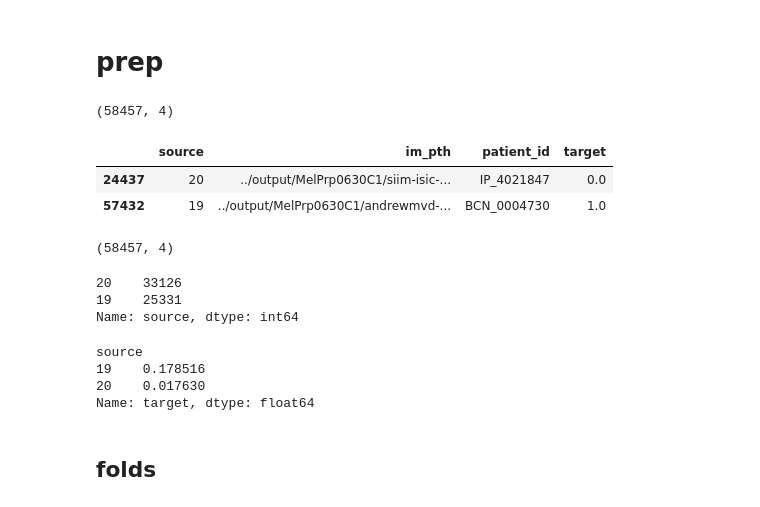
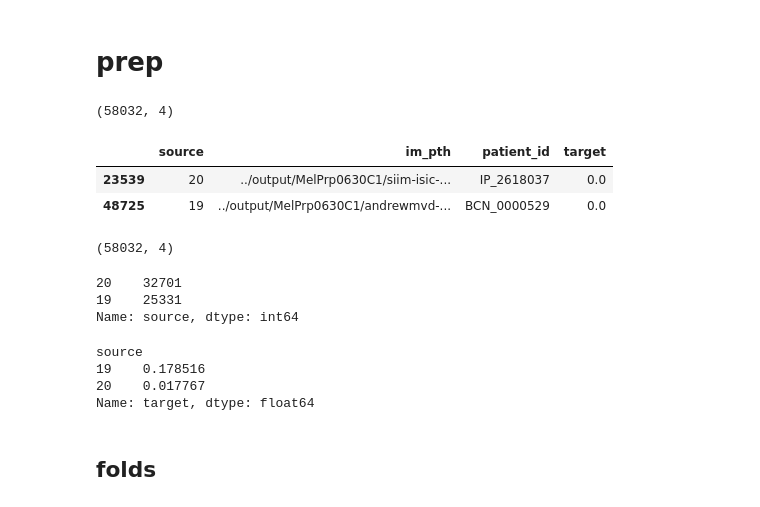
Before and after one commit to yang-zhang/siim-isic-melanoma-classification, a Jupyter notebook: working/Mel0706B1_contMel0705F1__B5SZ256--leak.ipynb, the cells around one changed output. Drawn from its saved outputs; the diff is of its cells as text; code cells hidden in the pictures.

```diff
--- a/working/Mel0705E3__B0__FocalGamma2_updateSaveInferenceCode.ipynb
+++ b/working/Mel0706B1_contMel0705F1__B5SZ256--leak.ipynb
@@ -9,22 +13,22 @@ class Param: pass
 param = Param()
 
 #########################
-param.PRFX = 'Mel0705E3'#
+param.PRFX = 'Mel0706B1'#
 #########################
 
-param.PRFX_B4 = None; param.FLD2USE_B4 = 0
+param.PRFX_B4 = 'Mel0705F1'; param.FLD2USE_B4 = 0
 param.PRFX_PREP = 'MelPrp0630C1' #MelPrp0630C1__crop_dark_edge_on_600data
-param.ARCH = 'efficientnet-b0'
+param.ARCH = 'efficientnet-b5'
 
 
 from efficientnet_pytorch import EfficientNet
-param.SZ = EfficientNet.get_image_size(param.ARCH)
-# param.SZ = 348
+# param.SZ = EfficientNet.get_image_size(param.ARCH)
+param.SZ = 256
 
 param.EPOCHS = 80
 
 # p2: efficientnet-b1 64
-param.BS = 72
+param.BS = 32
 
 param.K=5; param.SEED=101; param.FLD2USE=0
 param.FP16 = True
@@ -33,7 +37,7 @@ param.PLTFACTOR=0.5; param.PATIENCE=5; param.MIN_LR=1e-8
 param.RandomResizedCrop_scale=(0.75, 1.0)
 param.N_TTA = 8
 
-param.LR=1e-3
+param.LR=1e-4
 param.WD=0
 
 param.N_SAMPL = None
@@ -148,29 +152,29 @@ p_b4  = f'../output/{param.PRFX_B4}'
 # prep
 # %%
 p_prp = f'../output/{param.PRFX_PREP}'
-dftrn = pd.read_csv(f'{p_prp}/train_all.csv')
+dftrn = pd.read_csv(f'{p_prp}/train_all_dedup.csv')
 print(dftrn.shape)
 
 set_seed(param.SEED); dftrn = dftrn.sample(frac=1.)
 
 if param.N_SAMPL is not None: dftrn = dftrn.head(param.N_SAMPL)
 
 display(dftrn.head(2))
 display(dftrn.shape)
 display(dftrn.source.value_counts())
 display(dftrn.groupby('source').target.mean())
 # %% [output]
-(58457, 4)
+(58032, 4)
 |  | source | im_pth | patient_id | target |
-| 24437 | 20 | ../output/MelPrp0630C1/siim-isic-... | IP_4021847 | 0.0 |
-| 57432 | 19 | ../output/MelPrp0630C1/andrewmvd-... | BCN_0004730 | 1.0 |
+| 23539 | 20 | ../output/MelPrp0630C1/siim-isic-... | IP_2618037 | 0.0 |
+| 48725 | 19 | ../output/MelPrp0630C1/andrewmvd-... | BCN_0000529 | 0.0 |
-(58457, 4)
+(58032, 4)
-20    33126
+20    32701
 19    25331
 Name: source, dtype: int64
 source
 19    0.178516
-20    0.017630
+20    0.017767
 Name: target, dtype: float64
 # %% [markdown]
 ## folds
```
Also changed, not shown: parts of 13 cells of this notebook, 24 other files.
